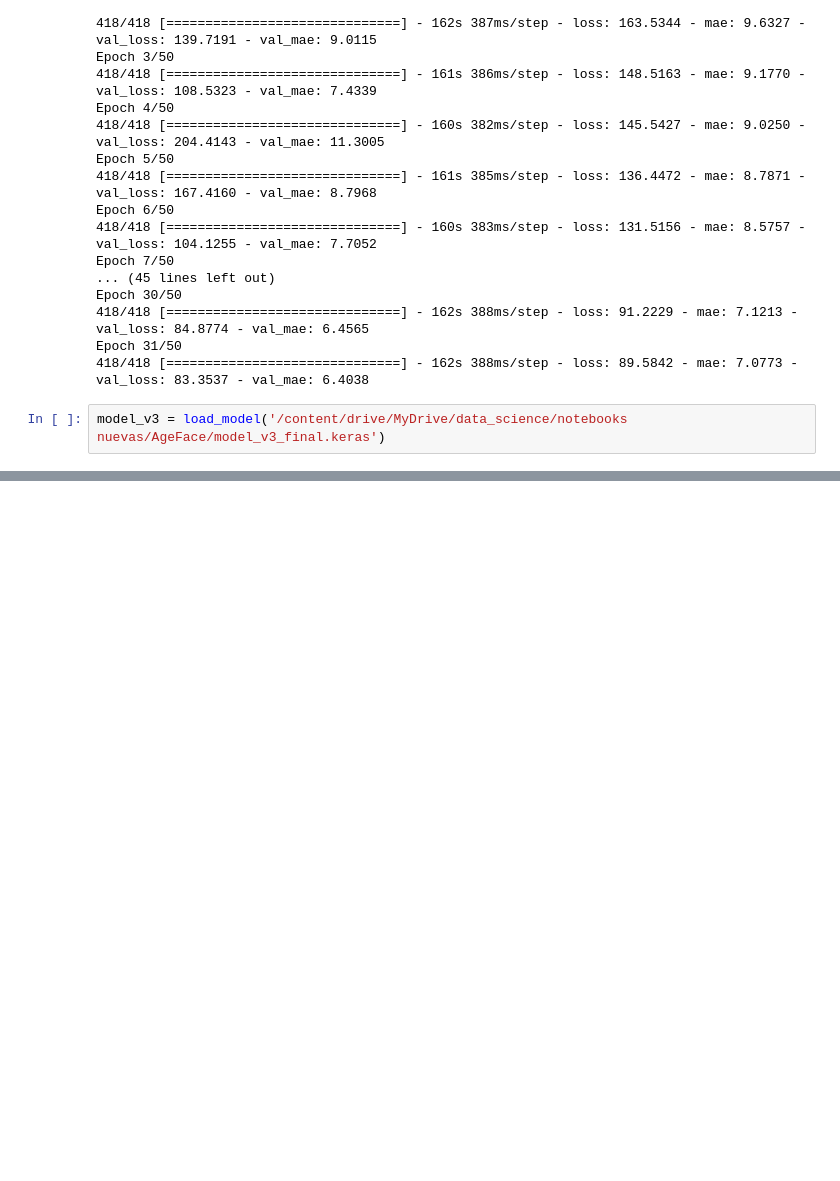
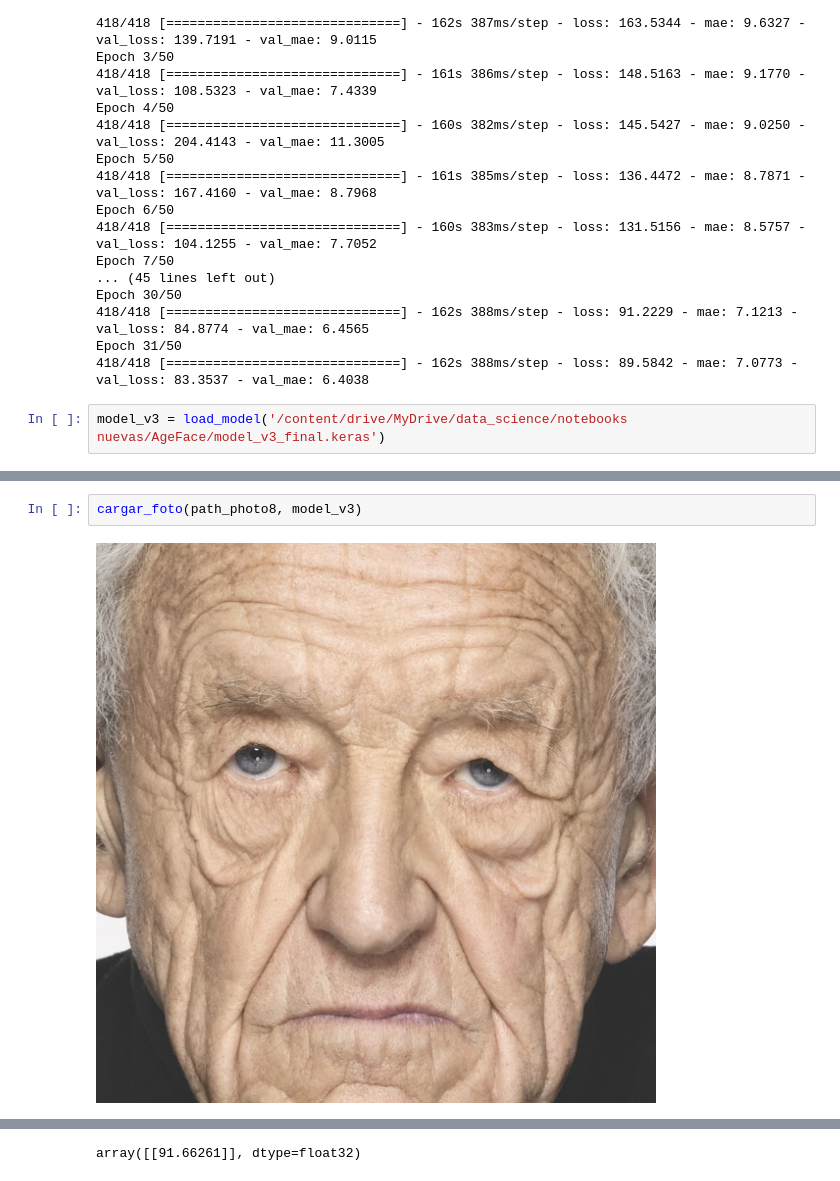
Before and after one commit to Lapantufla/ComputerVision, a Jupyter notebook: age_prediction.ipynb, the cells around one changed output, grey strips where cells are left out. Cells and saved outputs as stored; diff of their text form; blank space fills up the shorter version.

```diff
--- a/age_prediction.ipynb
+++ b/age_prediction.ipynb
@@ -432,0 +470,4 @@ array([[105.935646]], dtype=float32)
+# %%
+cargar_foto(path_photo8, model_v3)
+# %% [output]
+[figure, added]
@@ -432,0 +476 @@ array([[105.935646]], dtype=float32)
+array([[91.66261]], dtype=float32)
```
Also changed, not shown: parts of 15 cells of this notebook.
